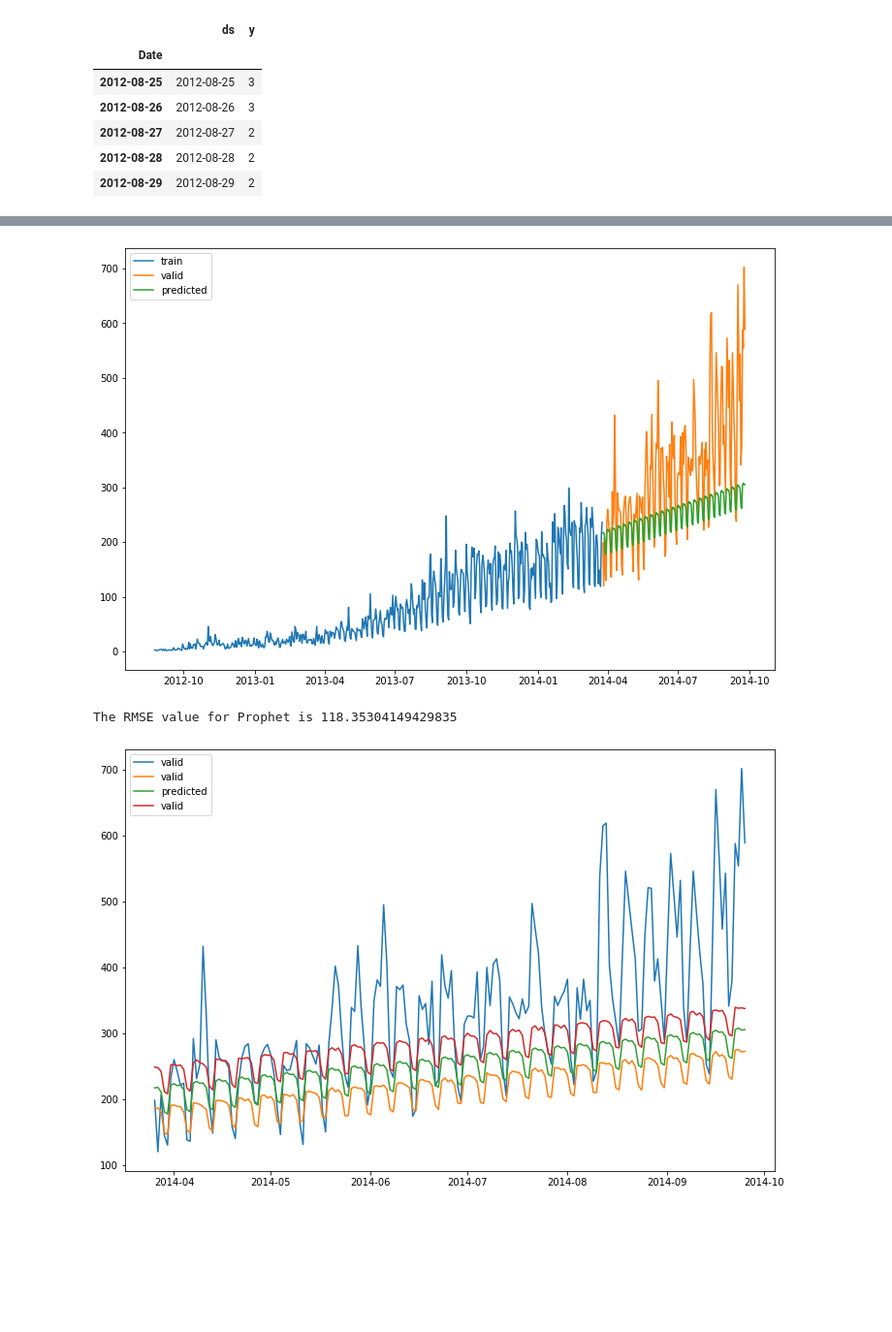
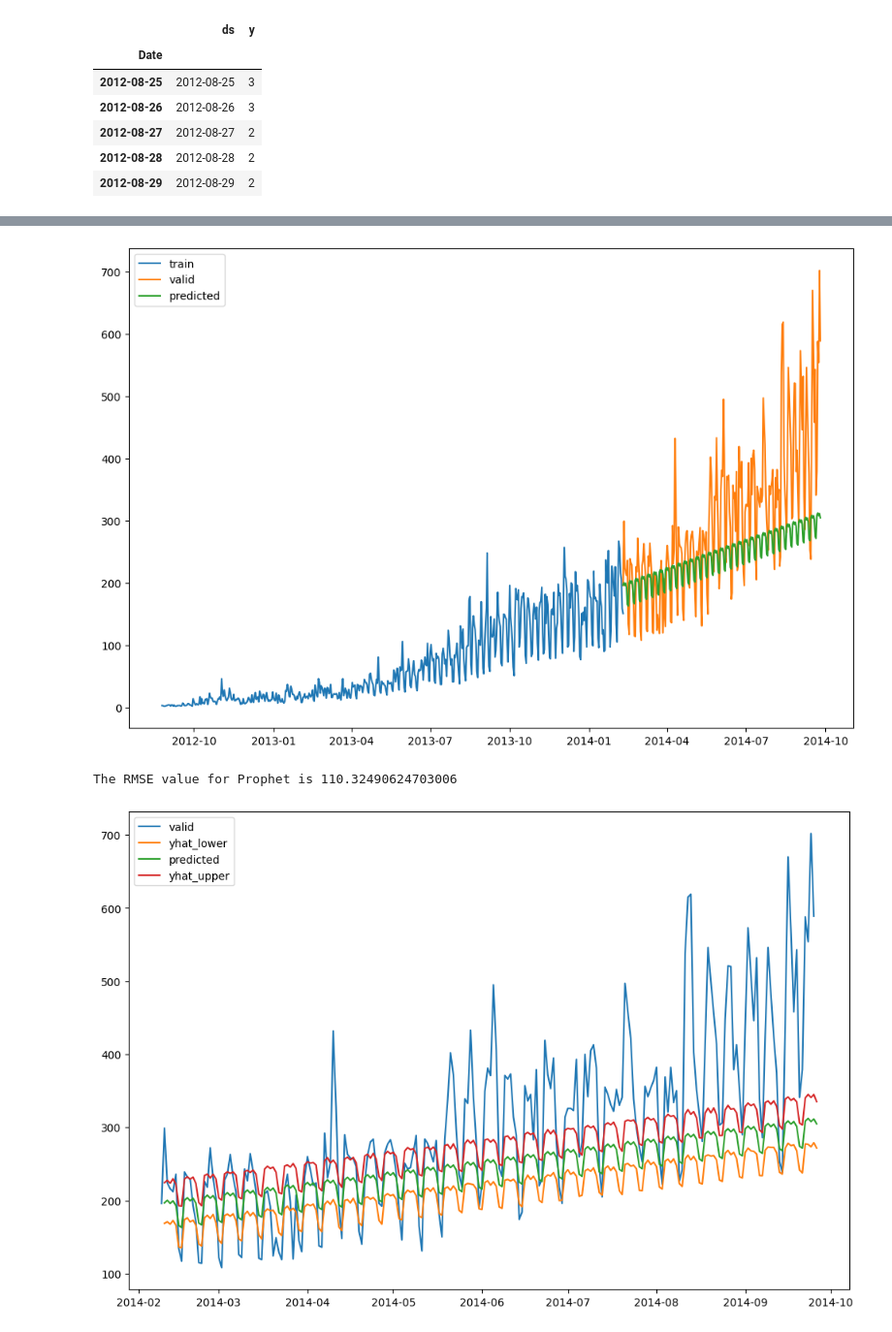
Before and after one commit to prashant9501/sbsa, a Jupyter notebook: 8. Prophet.ipynb, the cells around one changed output, grey strips where cells are left out. Shown at 97% size. Cells and saved outputs as stored; diff of their text form; code cells hidden in the pictures; blank space fills up the shorter version.

```diff
--- a/8. Prophet.ipynb
+++ b/8. Prophet.ipynb
@@ -100,7 +80,7 @@ df.head()
 # %%
 model = Prophet()
 model.fit(df)
-future = model.make_future_dataframe(periods=184,freq="D")
+future = model.make_future_dataframe(periods=len(valid_data),freq="D")
 forecast = model.predict(future)
 fig = model.plot(forecast)
 # %% [output]
@@ -135,5 +114,5 @@ forecast
 # %%
-valid_data['prophet'] =  forecast['yhat'][578:].values
+valid_data['prophet'] =  forecast['yhat'][534:].values
 # %%
 plt.figure(figsize=(12,8))
 
@@ -143,24 +122,24 @@ plt.plot(valid_data['prophet'],  label='predicted')
 plt.legend(loc='best')
 plt.show()
 # %% [output]
-[figure, old version]
+[figure, new version]
 # %%
 # calculating RMSE
 rmse = sqrt(mean_squared_error(valid_data['count'], valid_data['prophet']))
 print('The RMSE value for Prophet is', rmse)
 # %% [output]
-The RMSE value for Prophet is 118.35304149429835
+The RMSE value for Prophet is 110.32490624703006
 # %%
 forecast.index= forecast.ds
 # %%
 plt.figure(figsize=(12,8))
 
 plt.plot(valid_data['count'],  label='valid')
-plt.plot(forecast['yhat_lower'][578:],  label='valid')
-plt.plot(forecast['yhat'][578:],  label='predicted')
-plt.plot(forecast['yhat_upper'][578:],  label='valid')
+plt.plot(forecast['yhat_lower'][534:],  label='yhat_lower')
+plt.plot(forecast['yhat'][534:],  label='predicted')
+plt.plot(forecast['yhat_upper'][534:],  label='yhat_upper')
 
 plt.legend(loc='best')
 plt.show()
 # %% [output]
-[figure, old version]
+[figure, new version]
```
Also changed, not shown: parts of 7 cells of this notebook.
